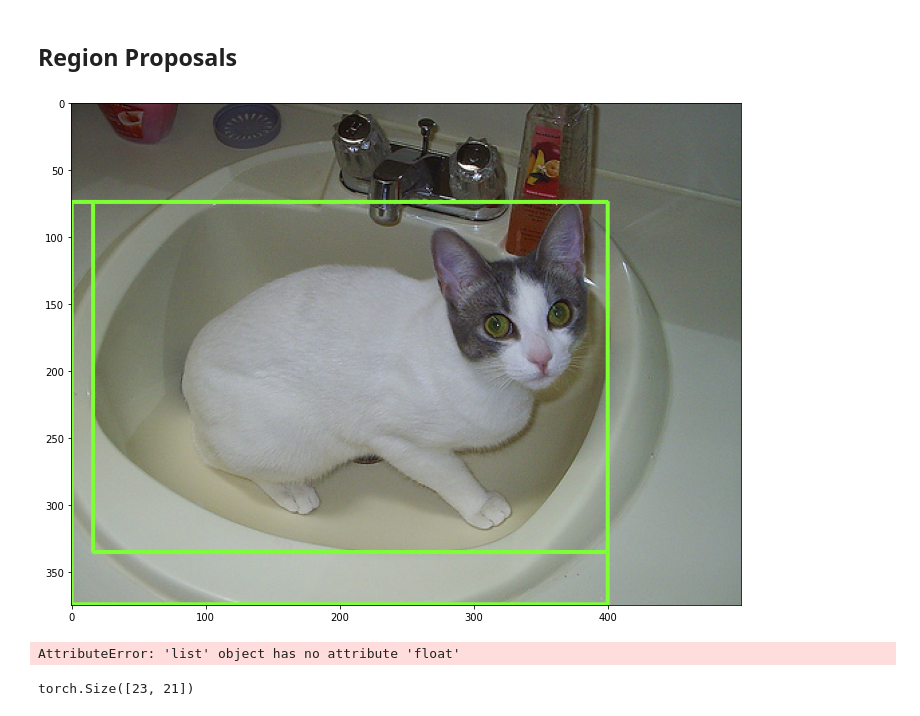
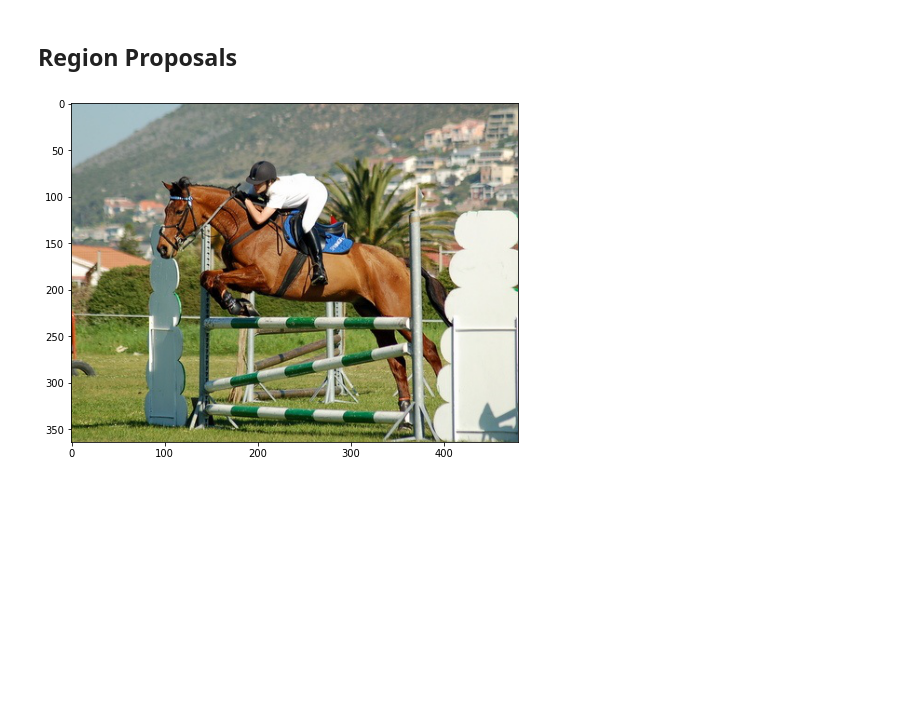
Before and after one commit to ByungOhKo/ML_DL, a Jupyter notebook: Object_Detection/RCNN/rcnn.ipynb, the cells around one changed output. Saved outputs shown, nothing was run; the diff lists cells and outputs as text; code cells hidden in the pictures; blank space fills up the shorter version.

```diff
--- a/Object_Detection/RCNN/rcnn.ipynb
+++ b/Object_Detection/RCNN/rcnn.ipynb
@@ -29,0 +59,11 @@ test_data = datasets.VOCDetection(root='data/test',
+# %%
+def convert_to_topbottom(bboxes):
+    out = []
+    for bbox in bboxes:
+        xmin = bbox[0]
+        ymin = bbox[1]
+        xmax = xmin + bbox[2]
+        ymax = ymin + bbox[3]
+        out.append((xmin, ymin, xmax, ymax))
+
+    return out
@@ -94,25 +417,16 @@ def label_roi(rois, gt_rois, threshold):
 # %%
-src, trg = train_data_finetuning[25]
+import cv2
+
+src, trg = test_data[5]
+
 src = np.array(src)
-
-_, regions = selectivesearch.selective_search(src, scale=500, min_size=2000)
+_, regions = selectivesearch.selective_search(src, scale=500, min_size=100)
 
 rois = [box['rect'] for box in regions]
-rois = xyhw2topbottom(rois)
-gt_rois = [object for object in trg['annotation']['object']]
+rois = convert_to_topbottom(rois)
 
-labeled_rois = label_roi(rois, gt_rois, threshold=0.5)
-
-warped_rois = warp_roi(src, rois)
+plt.figure(figsize=(8, 8))
+plt.imshow(src)
+plt.show()
+# %% [output]
+[figure, added]
-# %%
-img = np.array(src)
-
-for roi in labeled_rois:
-    if roi['label'] == 'positive':
-        img = cv2.rectangle(img, (roi['bndbox'][0], roi['bndbox'][1]), (roi['bndbox'][2], roi['bndbox'][3]), color=(125,255,51), thickness=2)
-
-plt.figure(figsize=(12,12))
-plt.imshow(img)
-plt.show()
-# %% [output]
-[figure, removed]
@@ -127,4 +432,0 @@ model.classifier[1] = nn.Linear(model.last_channel, 20 + 1)
-# %%
-warped_rois = warped_rois.float()
-# %% [output]
-AttributeError: 'list' object has no attribute 'float'
@@ -133,5 +432,0 @@ output = model(warped_rois)
-# %%
-# (num_rois, N+1)
-output.shape
-# %% [output]
-torch.Size([23, 21])
```
Also changed, not shown: parts of 26 cells of this notebook, 5 other files.
